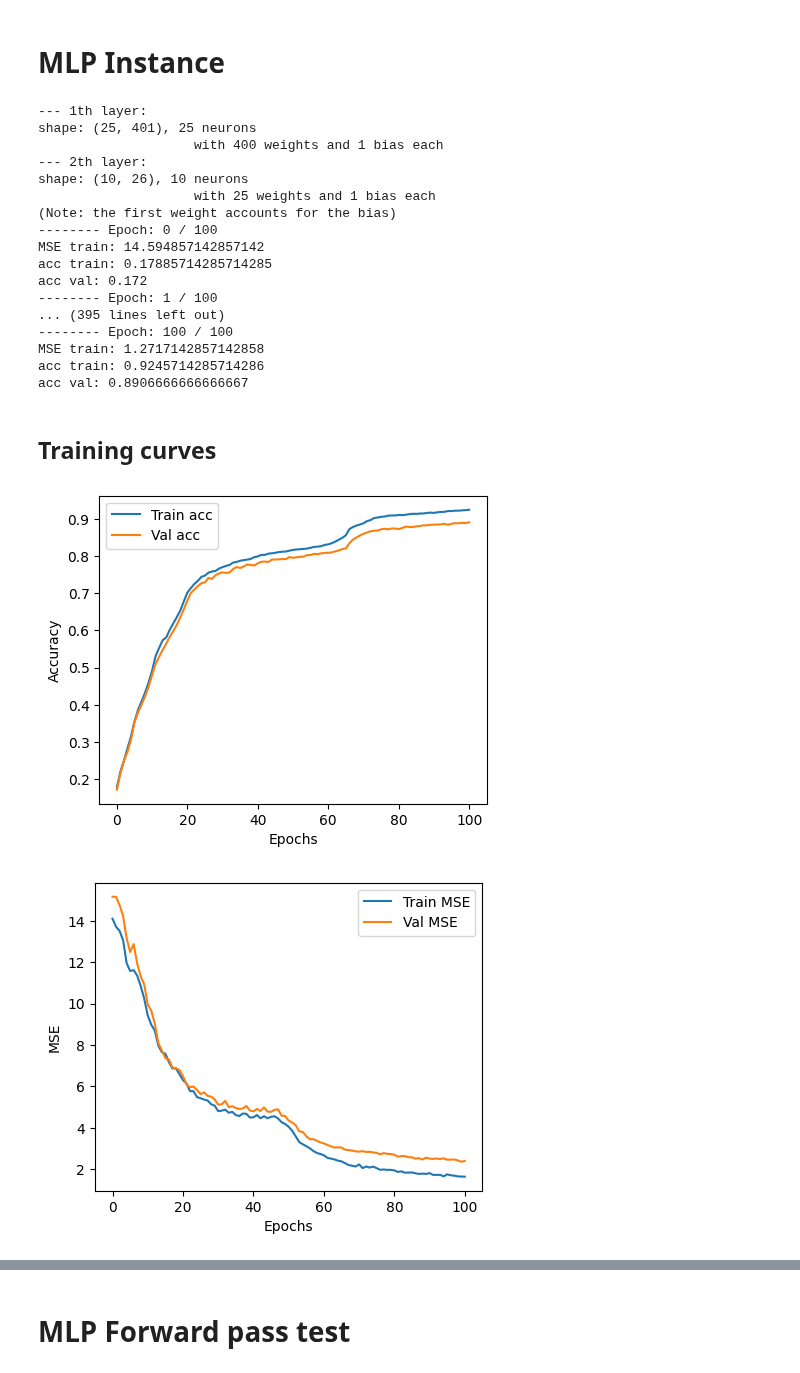
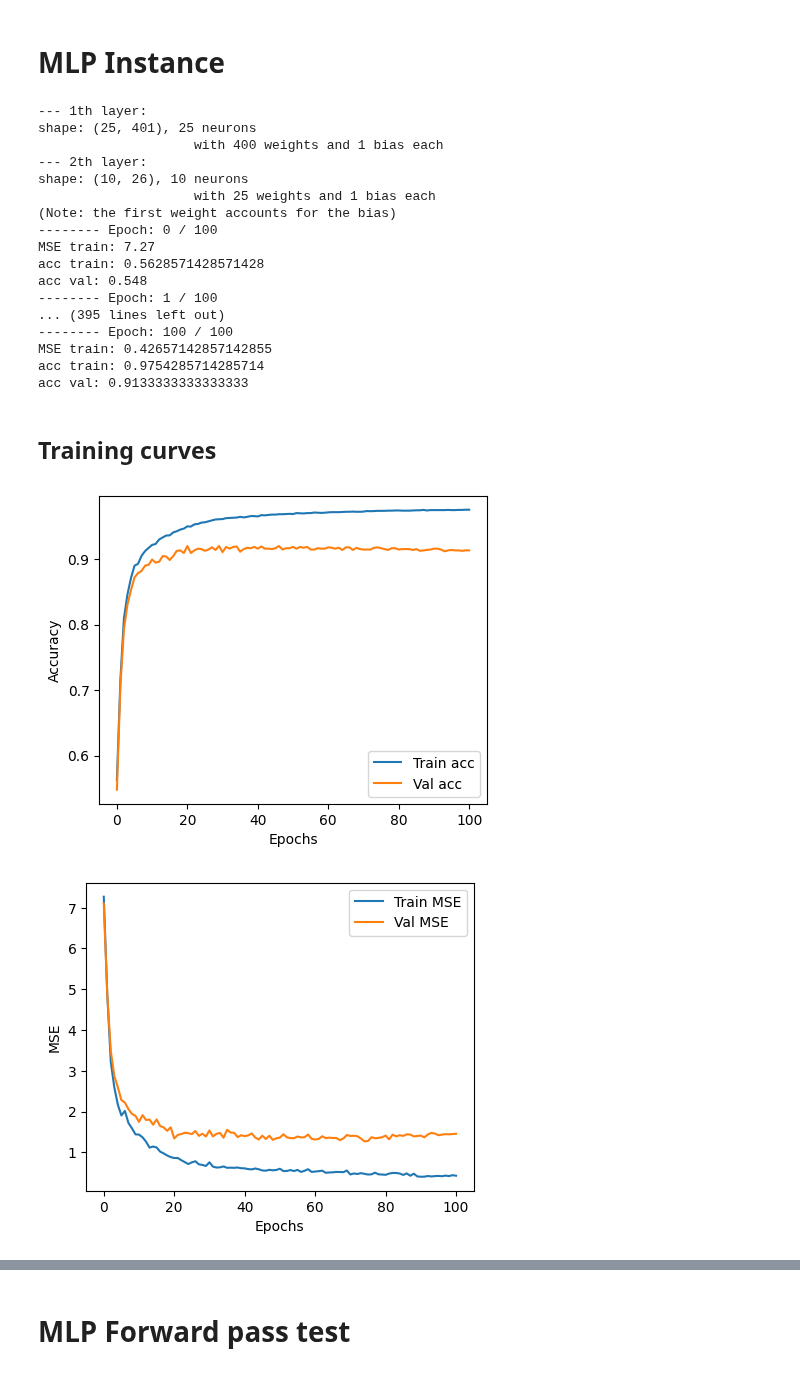
Before and after one commit to JouhC/ai-linearalgebra-probsets, a Jupyter notebook: notebooks/ps3_ann.ipynb, the cells around one changed output, grey strips where cells are left out. Drawn from its saved outputs; the diff is of its cells as text; code cells hidden in the pictures.

```diff
--- a/notebooks/ps3_ann.ipynb
+++ b/notebooks/ps3_ann.ipynb
@@ -661,23 +675,27 @@ display(y_train.shape)
 # %% [markdown]
 # MLP Instance
 # %%
-network = MLP(layer_sizes=[400, 25, 10])
-network.display_network_info()
+network_a_hyperparams = {
+    "layer_sizes": [400, 25, 10],
+    # "eta": 0.35,
+    "eta": 0.5,
+    "epochs": 100,
+    "mini_batch_size": 4,
+}
+
+network_a = MLP(layer_sizes=network_a_hyperparams["layer_sizes"], random_seed=33)
+network_a.display_network_info()
 
 # network = MLP(layer_sizes=[400, 25, 25, 10])
-network.SGD_fit(
-    # eta=0.01,
-    # eta=0.09,
-    eta=0.13,
-    # epochs=2,
-    # epochs=200,
-    epochs=100,
+network_a.SGD_fit(
+    eta=network_a_hyperparams["eta"],
+    epochs=network_a_hyperparams["epochs"],
     X_train=X_train.to_numpy(),
     y_train=y_train.to_numpy(),
     X_validation=X_val.to_numpy(),
     y_validation=y_val.to_numpy(),
-    mini_batch_size=8,
-    # mini_batch_size=4,
+    mini_batch_size=network_a_hyperparams["mini_batch_size"],
+    save_weights_after_n_epochs=30,
     # debug=True,
 )
 # %% [output]
@@ -689,15 +707,15 @@ shape: (10, 26), 10 neurons
                     with 25 weights and 1 bias each
 (Note: the first weight accounts for the bias)
 -------- Epoch: 0 / 100
-MSE train: 14.594857142857142
-acc train: 0.17885714285714285
-acc val: 0.172
+MSE train: 7.27
+acc train: 0.5628571428571428
+acc val: 0.548
 -------- Epoch: 1 / 100
 ... (395 lines left out)
 -------- Epoch: 100 / 100
-MSE train: 1.2717142857142858
-acc train: 0.9245714285714286
-acc val: 0.8906666666666667
+MSE train: 0.42657142857142855
+acc train: 0.9754285714285714
+acc val: 0.9133333333333333
 # %% [markdown]
 ## Training curves
 # %%
@@ -714,21 +732,21 @@ def plot_training_curves(arr1: list, arr2: list, label1: str, label2: str, metri
     fig.show()
 # %%
 plot_training_curves(
-    arr1=network.acc_train,
-    arr2=network.acc_val,
+    arr1=network_a.acc_train,
+    arr2=network_a.acc_val,
     label1="Train acc",
     label2="Val acc",
     metric="Accuracy",
 )
 # %% [output]
-[figure, old version]
+[figure, new version]
 # %%
 plot_training_curves(
-    arr1=network.mse_train,
-    arr2=network.mse_val,
+    arr1=network_a.mse_train,
+    arr2=network_a.mse_val,
     label1="Train MSE",
     label2="Val MSE",
     metric="MSE",
 )
 # %% [output]
-[figure, old version]
+[figure, new version]
```
Also changed, not shown: parts of 13 cells of this notebook.
